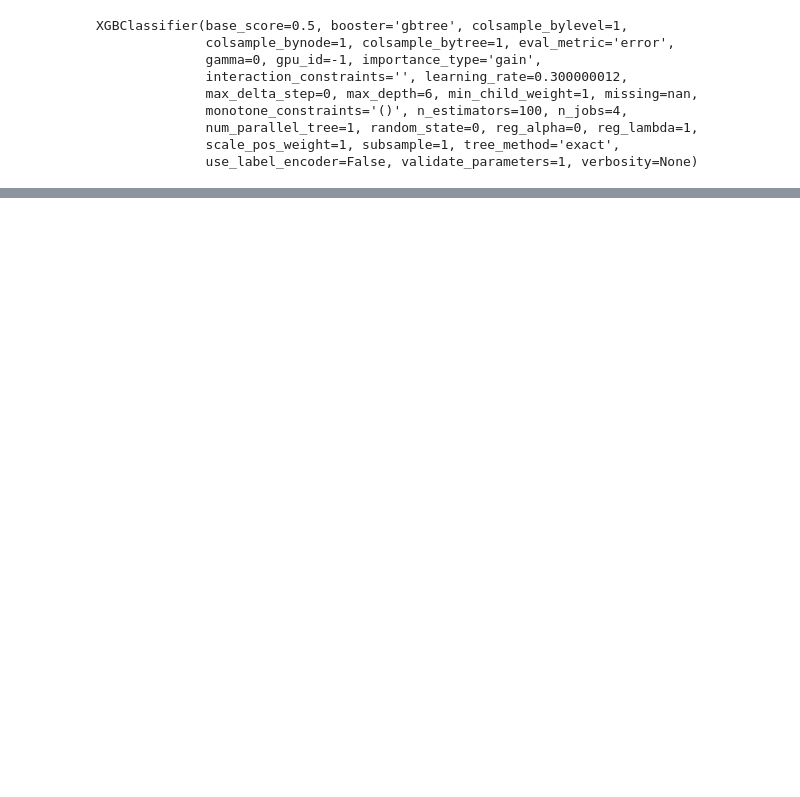
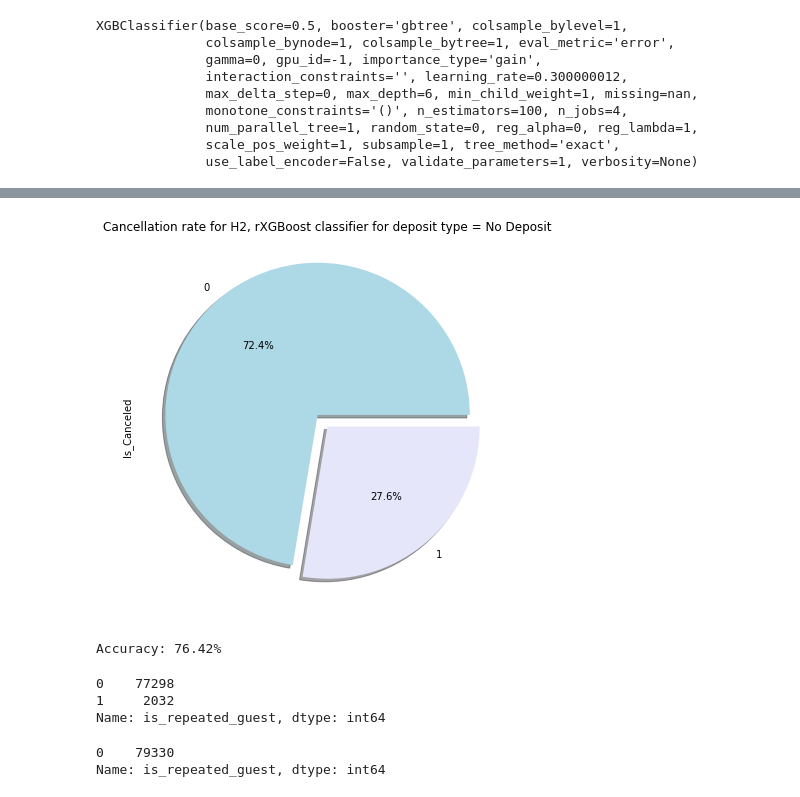
Before and after one commit to brinda-msy/HotelDemandXGBoost, a Jupyter notebook: MIS581TestDrive XGBoost for H2.ipynb, the cells around one changed output, grey strips where cells are left out. Saved outputs shown, nothing was run; the diff lists cells and outputs as text; code cells hidden in the pictures; blank space fills up the shorter version.

```diff
--- a/MIS581TestDrive XGBoost for H2.ipynb
+++ b/MIS581TestDrive XGBoost for H2.ipynb
@@ -220,0 +337,31 @@ plt.show() # displaying only chart without the extra information
+# %%
+DT_pred = XGBmodel.predict(whatif_paid)
+df = pd.DataFrame(data=DT_pred, columns=["Is_Canceled"])
+df['Is_Canceled'].value_counts()
+piedata = df['Is_Canceled'].value_counts()  # cancellation rate for pred based on test data set
+my_colors = ['lightblue','lavender'] # custom colors
+my_explode = (0.1,0) # custom effects
+plt.figure(figsize=(7,7)) #custom size for the pie chart
+piedata.plot.pie(autopct="%.1f%%",colors=my_colors,explode=my_explode,shadow=True) #pie chart creation
+plt.title("Cancellation rate for H2, rXGBoost classifier for deposit type = No Deposit")
+plt.show() # displaying only chart without the extra information
+# %% [output]
+[figure, added]
+# %%
+accuracy = metrics.accuracy_score(Y, DT_pred)
+print("Accuracy: %.2f%%" % (accuracy * 100.0))
+# %% [output]
+Accuracy: 76.42%
+# %%
+whatif_guest = X.copy()
+whatif_guest['is_repeated_guest'].value_counts()
+# %% [output]
+0    77298
+1     2032
+Name: is_repeated_guest, dtype: int64
+# %%
+whatif_guest.loc[whatif_guest.is_repeated_guest==1,"is_repeated_guest"] = 0
+whatif_guest['is_repeated_guest'].value_counts()
+# %% [output]
+0    79330
+Name: is_repeated_guest, dtype: int64
```
Also changed, not shown: parts of 60 cells of this notebook.
